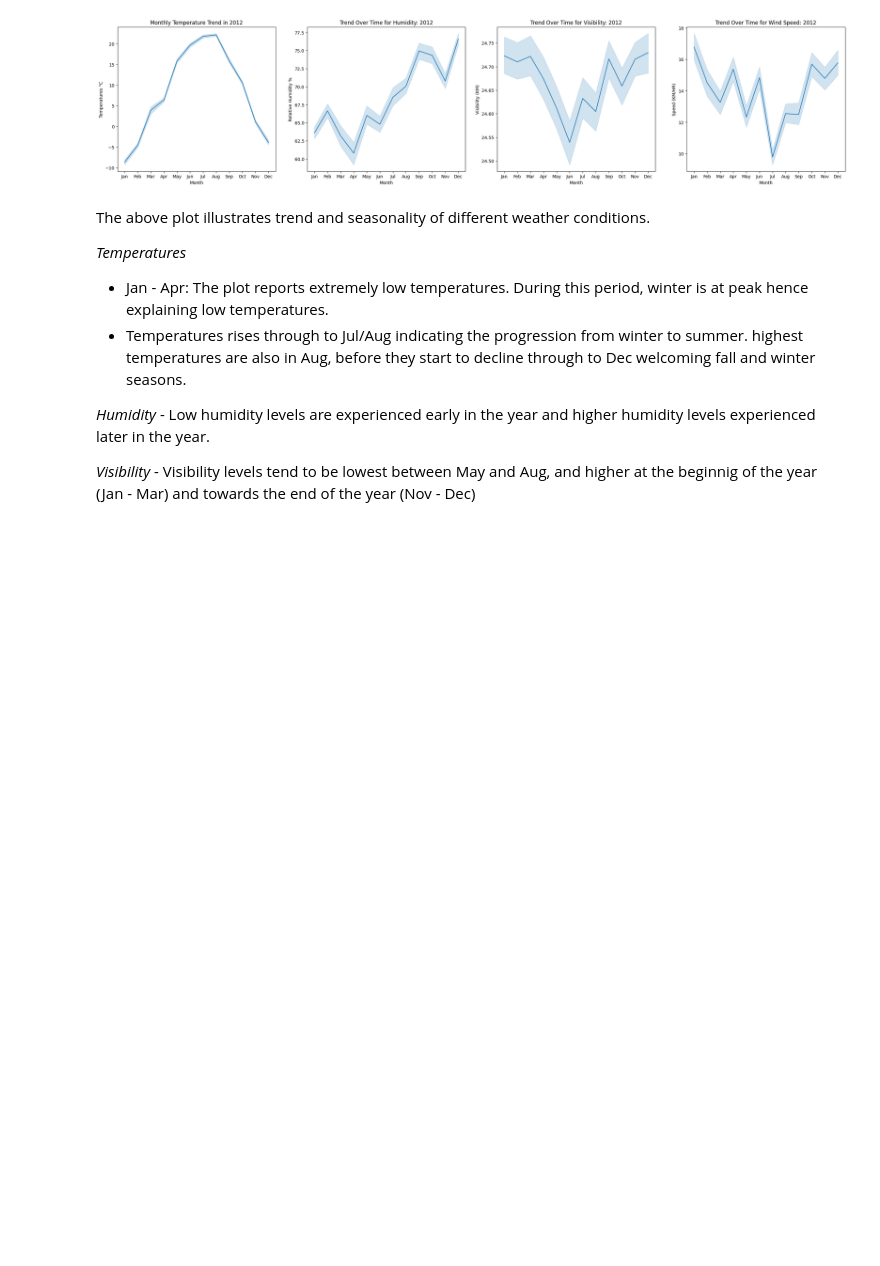
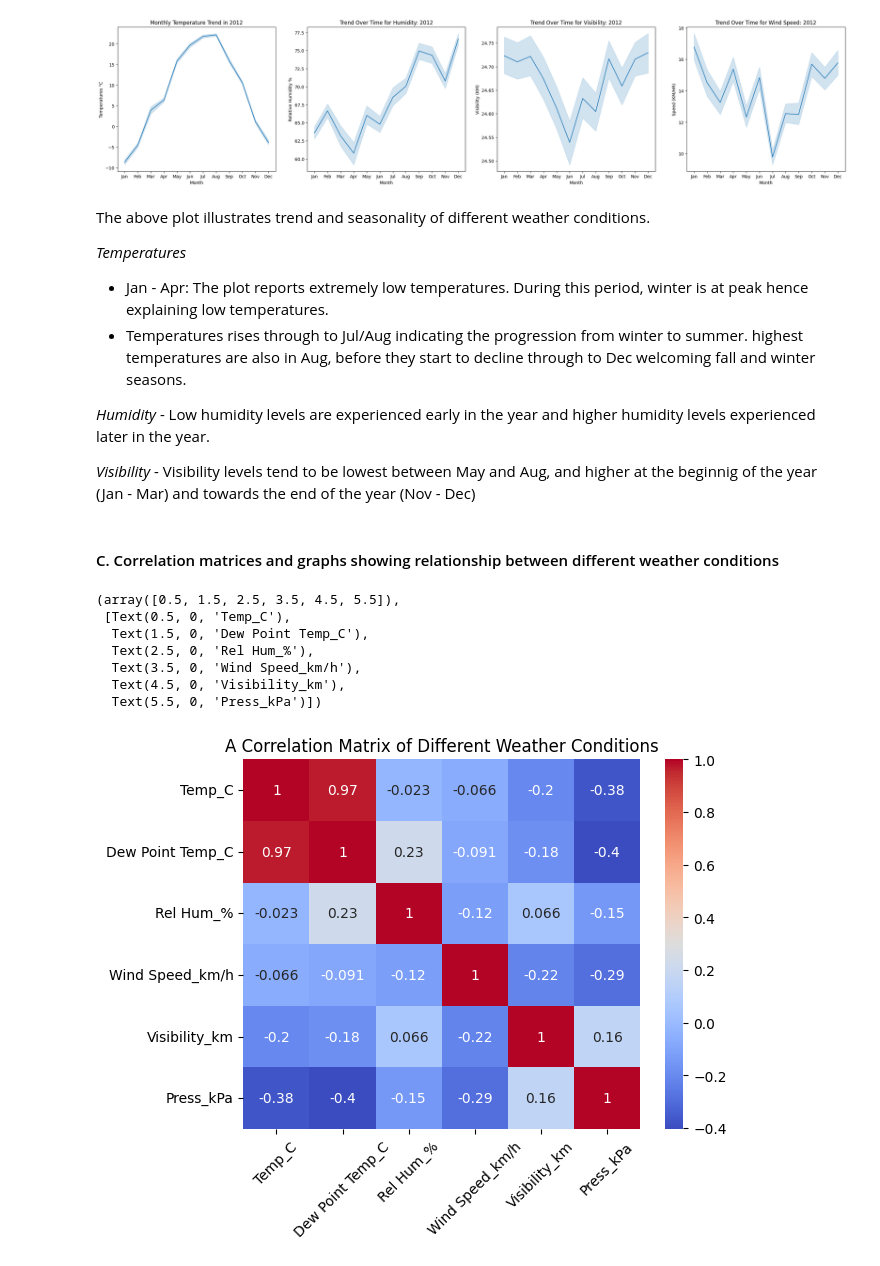
Before and after one commit to mut-rogers/lux_bootcamp, a Jupyter notebook: Week 2 Project/weather_week_2_assignment.ipynb, the cells around one changed output. Drawn from its saved outputs; the diff is of its cells as text; code cells hidden in the pictures; blank space fills up the shorter version.

Commit message:
more on visualizations

```diff
--- a/Week 2 Project/weather_week_2_assignment.ipynb
+++ b/Week 2 Project/weather_week_2_assignment.ipynb
@@ -317,3 +318,28 @@ The above plot illustrates trend and seasonality of different weather conditions
 *Humidity* - Low humidity levels are experienced early in the year and higher humidity levels experienced later in the year.
 
 *Visibility* - Visibility levels tend to be lowest between May and Aug, and higher at the beginnig of the year (Jan - Mar) and towards the end of the year (Nov - Dec)
+# %% [markdown]
+#### C. Correlation matrices and graphs showing relationship between different weather conditions
+# %%
+# We will first need to select numerical cols only
+# since correlation function can anly be applied on numerical data types
+
+# Selecting numerical cols only
+numerical_weather_df = cleaned_weather_df.select_dtypes(include=["float", "int"])
+
+# getting correction matrix
+corr_matrix = numerical_weather_df.corr()
+
+# using heatmap to visualize the correlations matrix
+sns.heatmap(corr_matrix, annot=True, cmap="coolwarm")
+plt.title("A Correlation Matrix of Different Weather Conditions")
+plt.xticks(rotation=45)
+# %% [output]
+(array([0.5, 1.5, 2.5, 3.5, 4.5, 5.5]),
+ [Text(0.5, 0, 'Temp_C'),
+  Text(1.5, 0, 'Dew Point Temp_C'),
+  Text(2.5, 0, 'Rel Hum_%'),
+  Text(3.5, 0, 'Wind Speed_km/h'),
+  Text(4.5, 0, 'Visibility_km'),
+  Text(5.5, 0, 'Press_kPa')])
+[figure, added]
```
Also changed, not shown: parts of 1 cell of this notebook.
